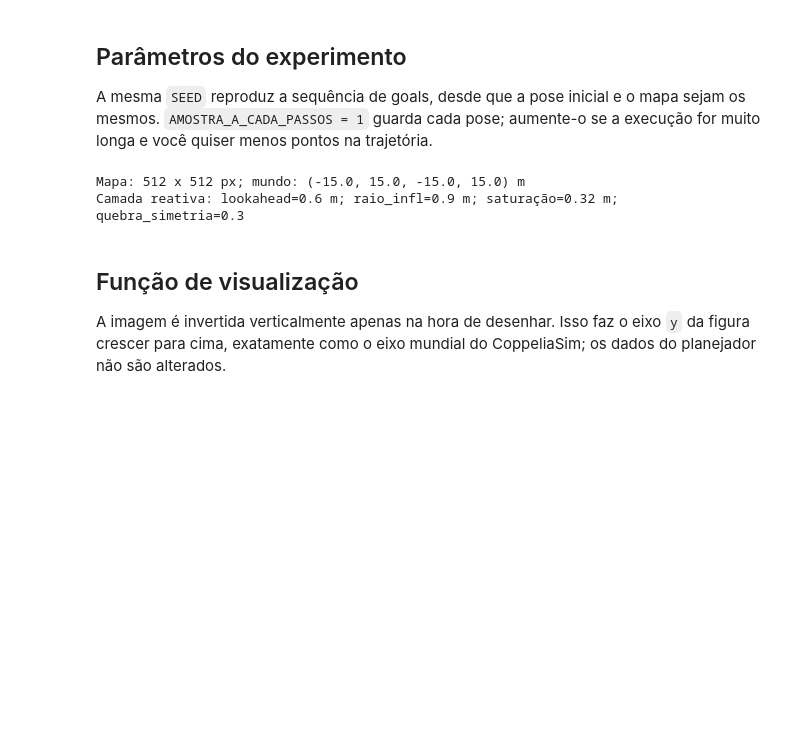
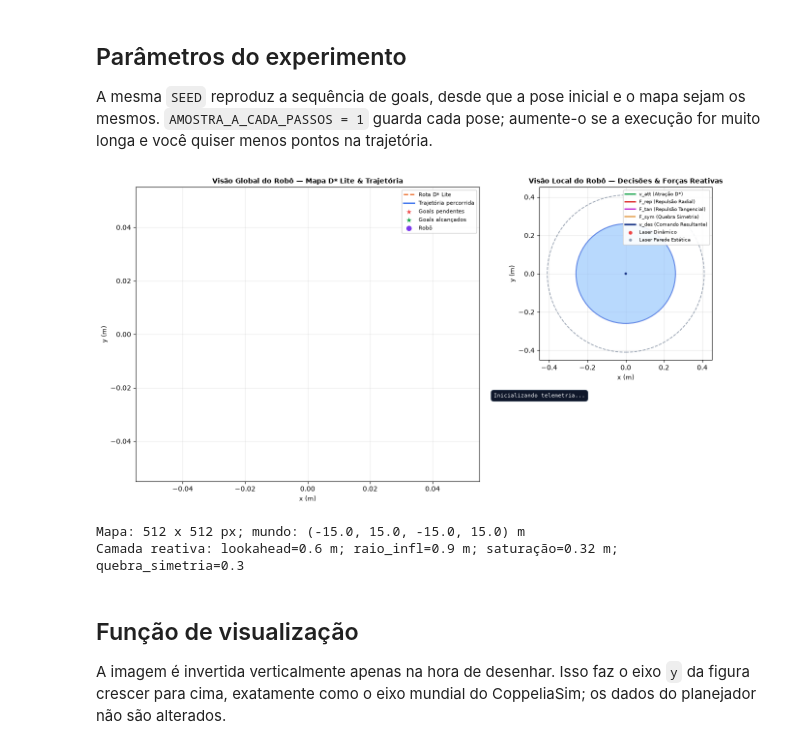
Before and after one commit to PolloHacker/tp2-robotica, a Jupyter notebook: execucao_coppelia.ipynb, the cells around one changed output. Saved outputs shown, nothing was run; the diff lists cells and outputs as text; code cells hidden in the pictures; blank space fills up the shorter version.

```diff
--- a/execucao_coppelia.ipynb
+++ b/execucao_coppelia.ipynb
@@ -93,34 +93,35 @@ if AMOSTRA_A_CADA_PASSOS < 1 or PERIODO_LASER_S <= 0:
     raise ValueError('A amostragem de poses e o periodo do laser devem ser positivos.')
 if TOLERANCIA_RASTRO_M <= 0:
     raise ValueError('TOLERANCIA_RASTRO_M deve ser positiva.')
 
 CAMINHO_MAPA = RAIZ / 'images' / 'tp2mapa.png'
 imagem = np.asarray(Image.open(CAMINHO_MAPA).convert('RGB'))
-agente = Agent(id_robo=1)
+agente = Agent(id_robo=1, visualizar=True)
 sensor = Sensoriamento()
 
 escala = (
     agente.MAPA_LARGURA_M / imagem.shape[1],
     agente.MAPA_ALTURA_M / imagem.shape[0],
 )
 planejador_visual = PlanejadorGlobal(
     imagem,
     escala=escala,
     origem=agente.MAPA_ORIGEM,
     tamanho_celula_m=agente.TAMANHO_CELULA_M,
     raio_robo_m=agente.RAIO_ROBO_M,
     margem_seguranca_m=agente.MARGEM_SEGURANCA_M,
 )
 
 EXTENT = (
     agente.MAPA_ORIGEM[0],
     agente.MAPA_ORIGEM[0] + agente.MAPA_LARGURA_M,
     agente.MAPA_ORIGEM[1],
     agente.MAPA_ORIGEM[1] + agente.MAPA_ALTURA_M,
 )
 print(f'Mapa: {imagem.shape[1]} x {imagem.shape[0]} px; mundo: {EXTENT} m')
 print(f'Camada reativa: lookahead={agente._camada_reativa.distancia_lookahead_m} m; raio_infl={agente._camada_reativa.raio_influencia_laser_m} m; saturação={agente._camada_reativa.distancia_saturacao_m} m; quebra_simetria={agente._camada_reativa.ganho_simetria}')
 # %% [output]
+[figure, added]
 Mapa: 512 x 512 px; mundo: (-15.0, 15.0, -15.0, 15.0) m
 Camada reativa: lookahead=0.6 m; raio_infl=0.9 m; saturação=0.32 m; quebra_simetria=0.3
 # %% [markdown]
```
Also changed, not shown: parts of 6 cells of this notebook, 7 other files.
